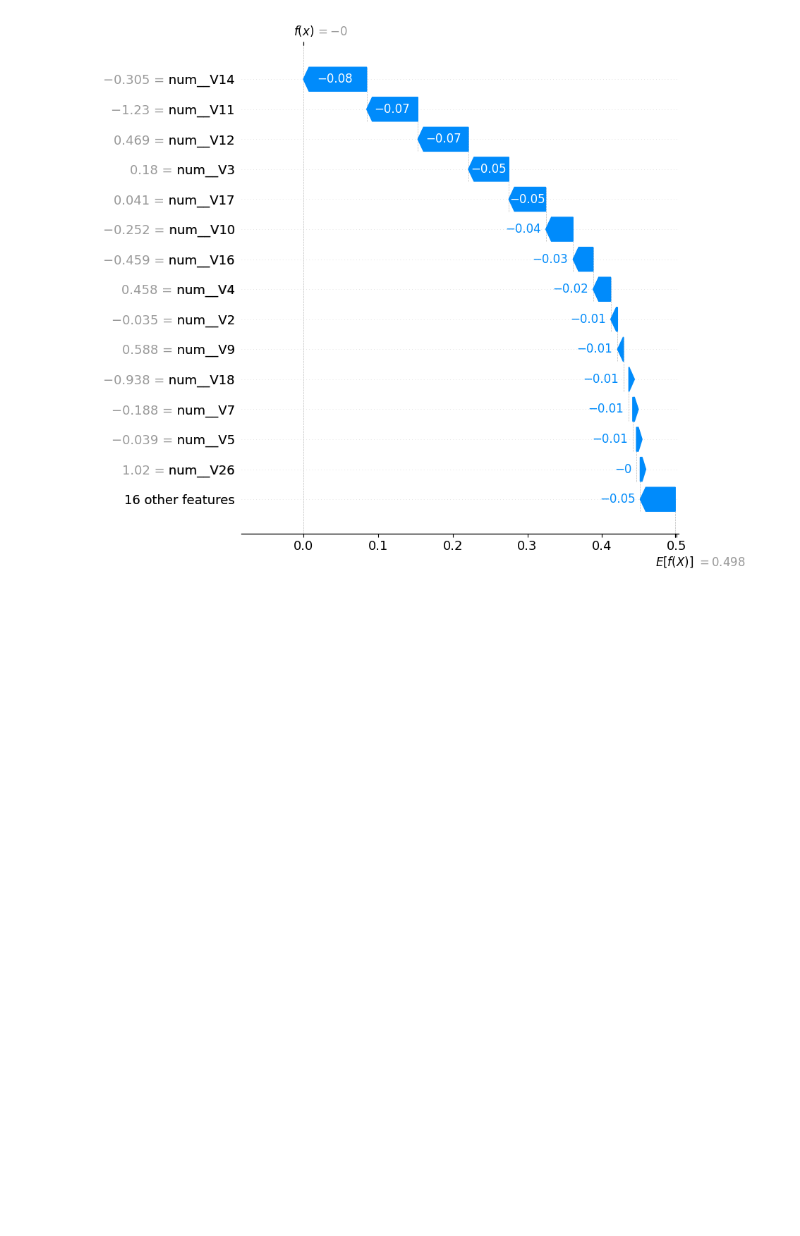
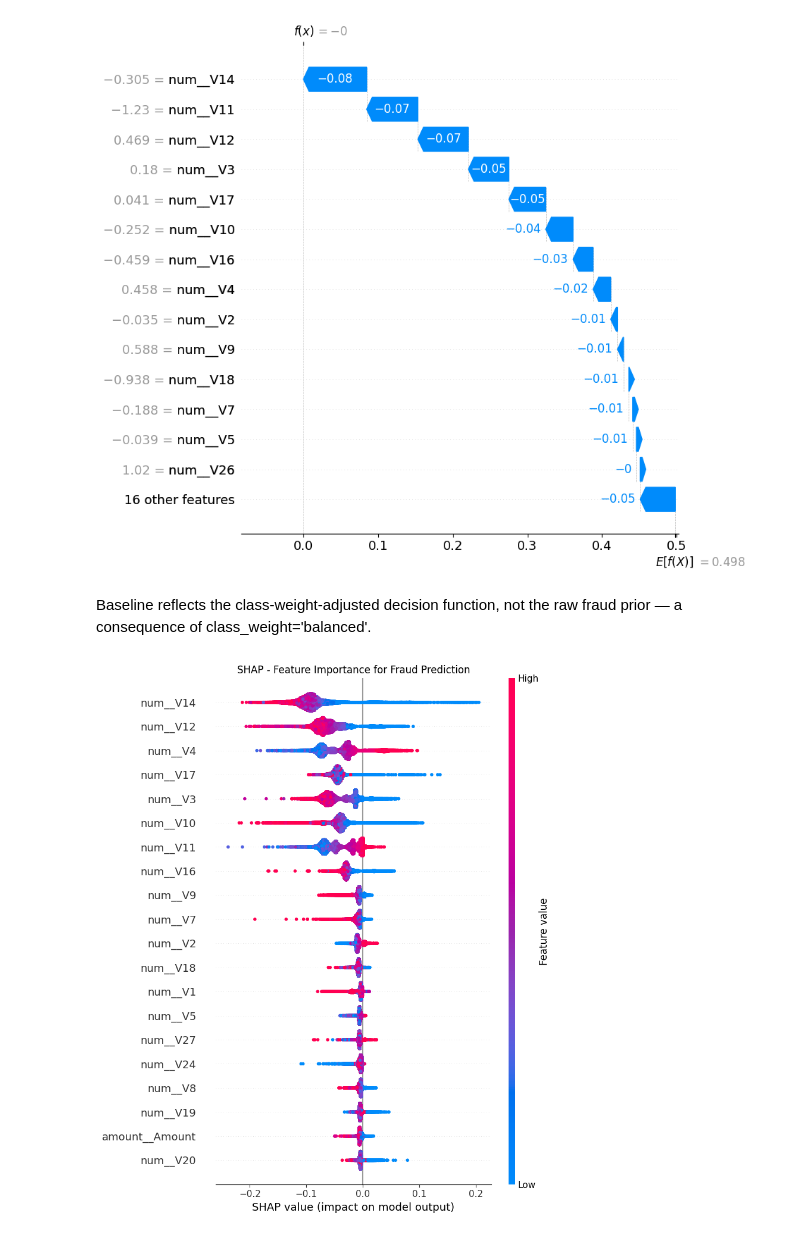
Before and after one commit to Janhvesh-Patil/RiskLens-AI, a Jupyter notebook: backend/TransactionFraudDetector.ipynb, the cells around one changed output. Cells and saved outputs as stored; diff of their text form; code cells hidden in the pictures; blank space fills up the shorter version.

Commit message:
SHAP explanation improvised and the artifacts are saved.

```diff
--- a/backend/TransactionFraudDetector.ipynb
+++ b/backend/TransactionFraudDetector.ipynb
@@ -1240,3 +1256,12 @@ plot_transaction_explanation(
 )
 # %% [output]
 [figure]
+# %% [markdown]
+Baseline reflects the class-weight-adjusted decision function, not the raw fraud prior — a consequence of class_weight='balanced'.
+# %%
+shap.summary_plot(shap_values_fraud, X_test_shap, feature_names=feature_names, show=False)
+plt.title('SHAP - Feature Importance for Fraud Prediction')
+plt.tight_layout()
+plt.show()
+# %% [output]
+[figure, added]
```
Also changed, not shown: parts of 9 cells of this notebook.
